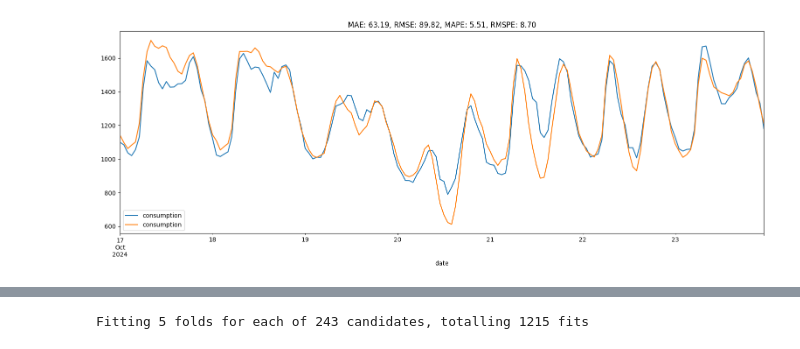
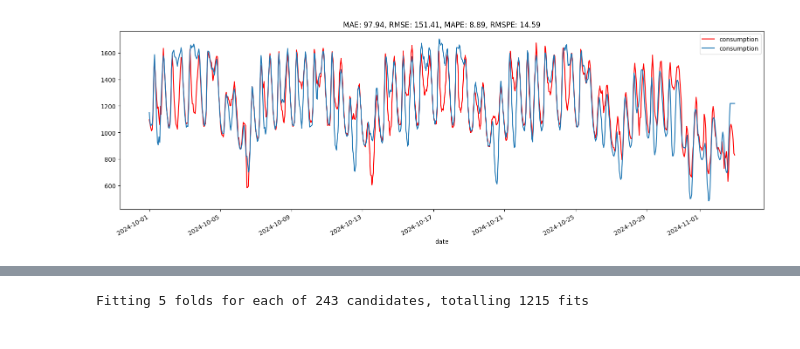
Before and after one commit to smrik/TC-Task1, a Jupyter notebook: GBR.ipynb, the cells around one changed output, grey strips where cells are left out. Cells and saved outputs as stored; diff of their text form; code cells hidden in the pictures.

```diff
--- a/GBR.ipynb
+++ b/GBR.ipynb
@@ -7,5 +12,5 @@ import matplotlib.pyplot as plt # type: ignore
 # %%
-df = pd.read_csv('datasets/dataset_PS_2.csv')
+df = pd.read_csv('datasets/dataset_PS_4.csv')
 df = df.astype({'date': 'datetime64[ns]'})
 # df.drop(columns=['irradiation', 'cloudiness', 'holiday', 'precipitation'], inplace=True)
 df['shifted_consumption_168'] = df['consumption'].shift(168)
@@ -21,6 +26,8 @@ df['holiday'] = df['holiday'].map(holidays_map)
 
 # sort holidays
 df = df.sort_values(by='date')
+df.index = df['date']
+df.drop(columns=['date'], inplace=True)
 
 df = df.fillna(df.mean())
 df
@@ -50,10 +61,10 @@ from sklearn.metrics import mean_absolute_percentage_error # type: ignore
 df_hourly = df.copy()
 df_hourly['shifted_consumption_168'] = df_hourly['consumption'].shift(168)
 df_hourly['shifted_consumption_48'] = df_hourly['consumption'].shift(48)
-df_hourly['hour'] = df_hourly['date'].dt.hour
-df_hourly['weekDay'] = df_hourly['date'].dt.weekday
+df_hourly['hour'] = df_hourly.index.hour
+df_hourly['weekDay'] = df_hourly.index.weekday
 
 # Split the dataset based on the cutoff date
-cutoff_date = '2024-10-17 00:00:00'
-train_data = df_hourly[df_hourly['date'] < cutoff_date].dropna(how='any')
-test_data = df_hourly[df_hourly['date'] >= cutoff_date]
+cutoff_date = '2024-10-01 00:00:00'
+train_data = df_hourly[df_hourly.index < cutoff_date].dropna(how='any')
+test_data = df_hourly[df_hourly.index >= cutoff_date]
@@ -76,6 +88,9 @@ date.head()
 # %%
-X_train = train_data[['shifted_consumption_168','hour','weekDay','shifted_consumption_48', 'temperature', 'holiday', 'cloudiness', 'precipitation', 'irradiation', 'price']]
-X_test = test_data[['shifted_consumption_168','hour','weekDay','shifted_consumption_48', 'temperature', 'holiday', 'cloudiness', 'precipitation', 'irradiation', 'price']]
+# X_train = train_data[['shifted_consumption_168','hour','weekDay','shifted_consumption_48', 'temperature', 'holiday', 'cloudiness', 'precipitation', 'irradiation', 'Price']]
+# X_test = test_data[['shifted_consumption_168','hour','weekDay','shifted_consumption_48', 'temperature', 'holiday', 'cloudiness', 'precipitation', 'irradiation', 'Price']]
+
+X_train = train_data[['shifted_consumption_168','hour','weekDay','shifted_consumption_48', 'holiday', 'volumes']]
+X_test = test_data[['shifted_consumption_168','hour','weekDay','shifted_consumption_48', 'holiday', 'volumes']]
 y_train = train_data['consumption']
 y_test = test_data['consumption']
 
@@ -83,8 +98,7 @@ reg = GradientBoostingRegressor(random_state=0,
 								learning_rate=0.1,
 								n_estimators=200,
 								max_depth=5,
-								min_samples_split=10
-								)
+								min_samples_split=10)
 reg.fit(X_train, y_train)
 forecast = pd.Series(reg.predict(X_test), index=X_test.index, name='consumption')
 # %%
@@ -98,10 +112,10 @@ rmspe = mean_squared_percentage_error(y_test, forecast, square_root=True)
 
 plt_title = 'MAE: {0:.2f}, RMSE: {1:.2f}, MAPE: {2:.2f}, RMSPE: {3:.2f}'.format(mae, mse, mape*100, rmspe*100)
 # %%
-forecast.index = date['date']
-y_test.index = date['date']
-forecast.plot(title=plt_title,figsize=(19, 6),legend=True)
-ax = y_test.plot(title=plt_title,figsize=(19, 6), legend=True, x=date['date'])
+# forecast.index = date['date']
+# y_test.index = date['date']
+forecast.plot(title=plt_title,figsize=(19, 6),legend=True, color='red')
+ax = y_test.plot(title=plt_title,figsize=(19, 6), legend=True)
 # add date to plot as x axis
 # %% [output]
-[figure, old version]
+[figure, new version]
```
Also changed, not shown: parts of 25 cells of this notebook, 21 other files.
